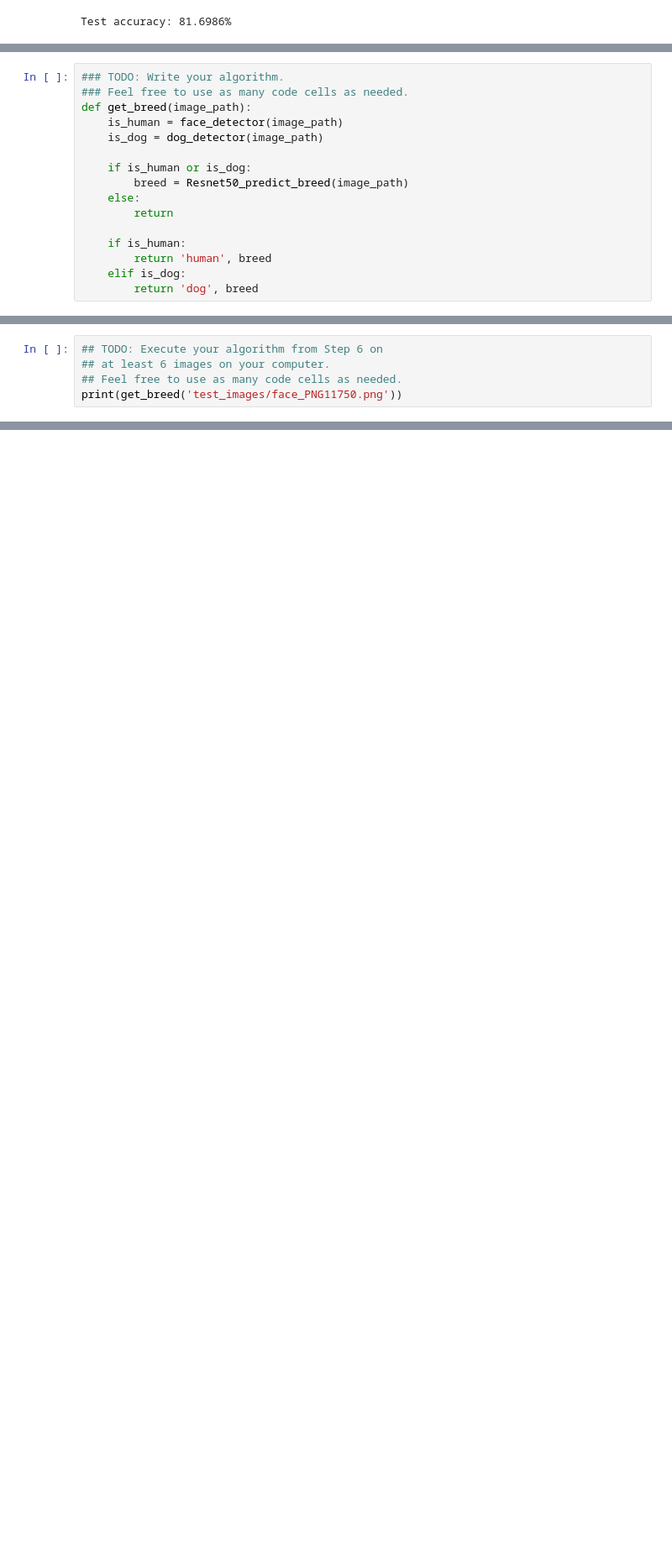
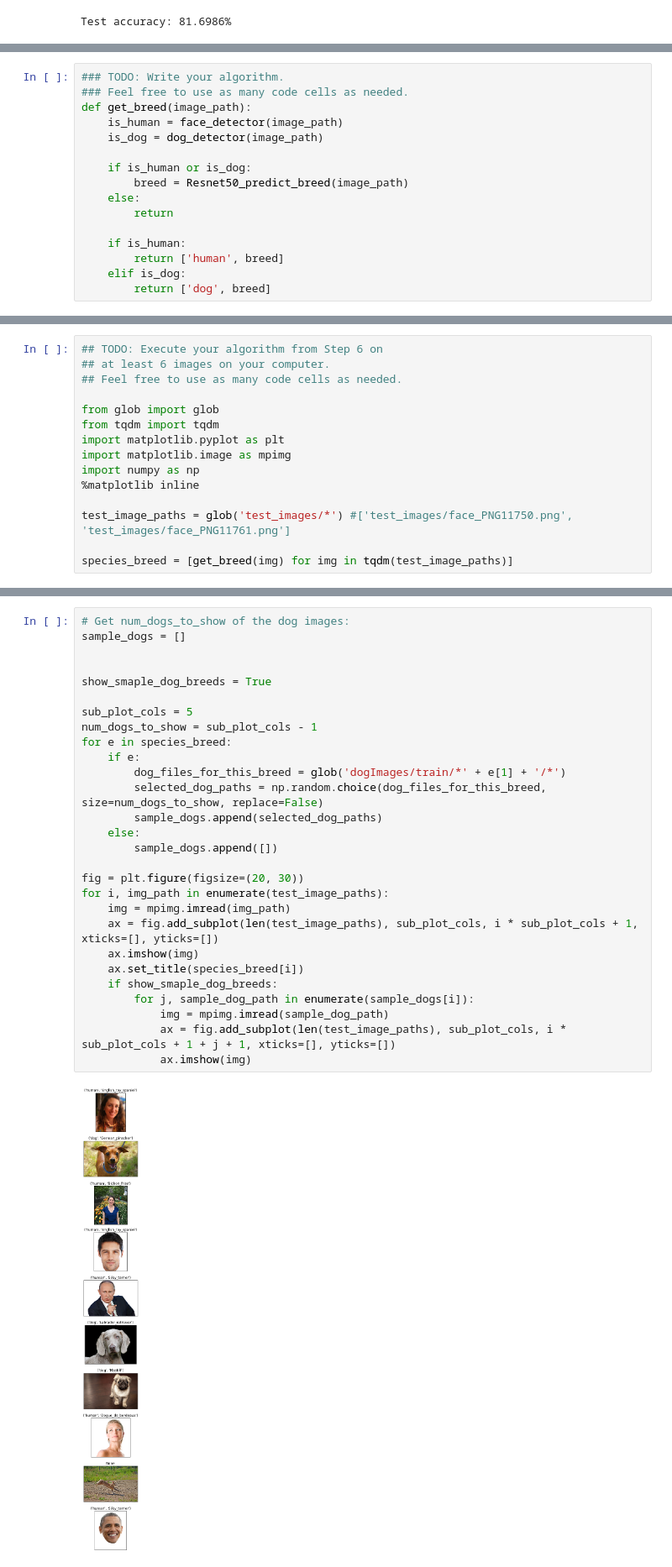
Before and after one commit to TeMedy/dog-project, a Jupyter notebook: dog_app.ipynb, the cells around one changed output, grey strips where cells are left out. Shown: that part at 84% size. Saved outputs shown, nothing was run; the diff lists cells and outputs as text; blank space fills up the shorter version.

Commit message:
Test predictior on custom images

```diff
--- a/dog_app.ipynb
+++ b/dog_app.ipynb
@@ -749,9 +749,9 @@ def get_breed(image_path):
         return
 
     if is_human:
-        return 'human', breed
+        return ['human', breed]
     elif is_dog:
-        return 'dog', breed
+        return ['dog', breed]
 # %% [markdown]
 ---
 <a id='step7'></a>
@@ -770,4 +770,14 @@ __Answer:__
 ## TODO: Execute your algorithm from Step 6 on
 ## at least 6 images on your computer.
 ## Feel free to use as many code cells as needed.
-print(get_breed('test_images/face_PNG11750.png'))
+
+from glob import glob
+from tqdm import tqdm
+import matplotlib.pyplot as plt
+import matplotlib.image as mpimg
+import numpy as np
+%matplotlib inline
+
+test_image_paths = glob('test_images/*') #['test_images/face_PNG11750.png', 'test_images/face_PNG11761.png']
+
+species_breed = [get_breed(img) for img in tqdm(test_image_paths)]
@@ -776,0 +784,30 @@ Downloading data from https://github.com/fchollet/deep-learning-models/releases/
+# %%
+# Get num_dogs_to_show of the dog images:
+sample_dogs = []
+
+
+show_smaple_dog_breeds = True
+
+sub_plot_cols = 5
+num_dogs_to_show = sub_plot_cols - 1
+for e in species_breed:
+    if e:
+        dog_files_for_this_breed = glob('dogImages/train/*' + e[1] + '/*')
+        selected_dog_paths = np.random.choice(dog_files_for_this_breed, size=num_dogs_to_show, replace=False)
+        sample_dogs.append(selected_dog_paths)
+    else:
+        sample_dogs.append([])
+
+fig = plt.figure(figsize=(20, 30))
+for i, img_path in enumerate(test_image_paths):
+    img = mpimg.imread(img_path)
+    ax = fig.add_subplot(len(test_image_paths), sub_plot_cols, i * sub_plot_cols + 1, xticks=[], yticks=[])
+    ax.imshow(img)
+    ax.set_title(species_breed[i])
+    if show_smaple_dog_breeds:
+        for j, sample_dog_path in enumerate(sample_dogs[i]):
+            img = mpimg.imread(sample_dog_path)
+            ax = fig.add_subplot(len(test_image_paths), sub_plot_cols, i * sub_plot_cols + 1 + j + 1, xticks=[], yticks=[])
+            ax.imshow(img)
+# %% [output]
+[figure, added]
```
Also changed, not shown: parts of 1 cell of this notebook, 7 other files.
